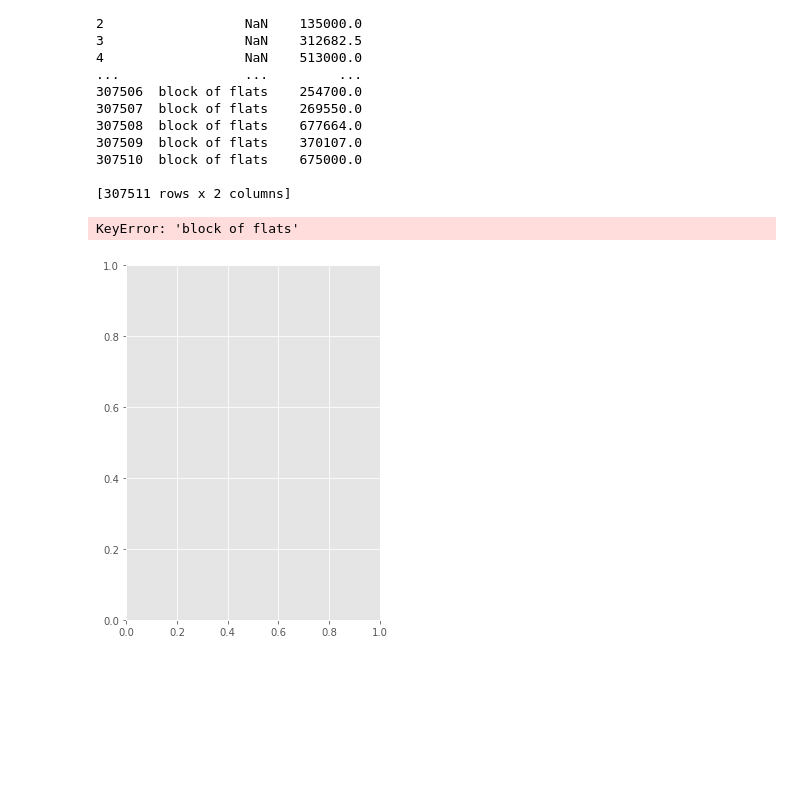
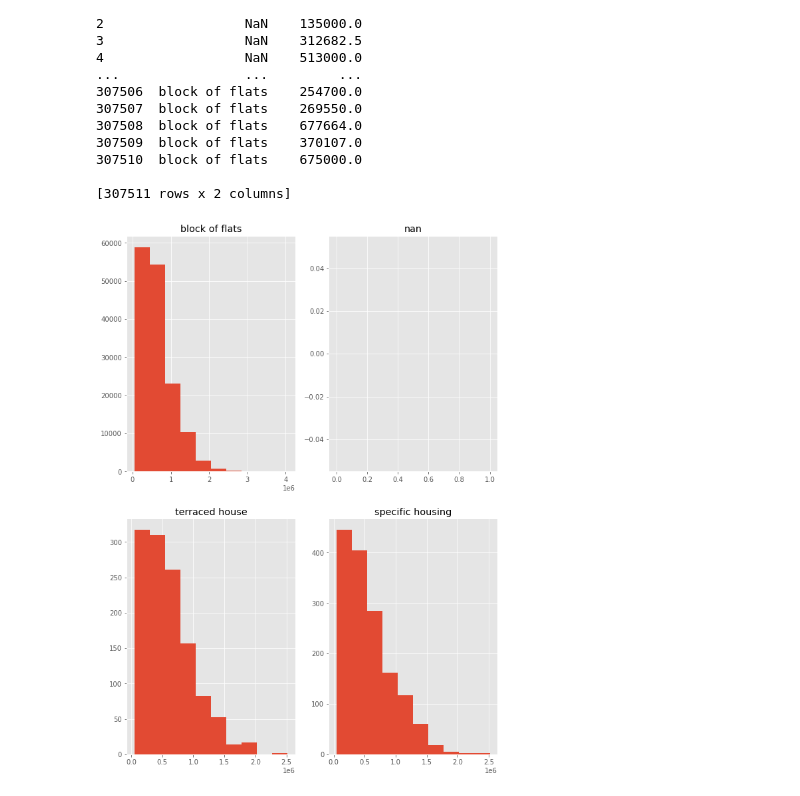
Before and after one commit to mantingxu/ML100Days, a Jupyter notebook: homework/Day_019_HW.ipynb, the cells around one changed output. Drawn from its saved outputs; the diff is of its cells as text; code cells hidden in the pictures; blank space fills up the shorter version.

```diff
--- a/homework/Day_019_HW.ipynb
+++ b/homework/Day_019_HW.ipynb
@@ -66,24 +66,21 @@ Name: HOUSETYPE_MODE, dtype: int64
 # %%
 # 使用不同的 HOUSETYPE_MODE 類別繪製圖形, 並使用 subplot 排版
 """
 Your Code Here
 """
 unique_house_type = app_train['HOUSETYPE_MODE'].unique()
 
 nrows = len(unique_house_type)
 ncols = nrows // 2
 
 plt.figure(figsize=(10,30))
 for i in range(len(unique_house_type)):
     plt.subplot(nrows, ncols, i+1)
     """
     Your Code Here
     """
-    app_train.loc[,'AMT_CREDIT'].hist()
-
+    app_train.loc[app_train['HOUSETYPE_MODE'] == unique_house_type[i],'AMT_CREDIT'].hist()
     plt.title(str(unique_house_type[i]))
 plt.show()
-#根據不同的 HOUSETYPE_MODE 對 AMT_CREDIT
 # %% [output]
-KeyError: 'block of flats'
-[figure, old version]
+[figure, new version]
```
